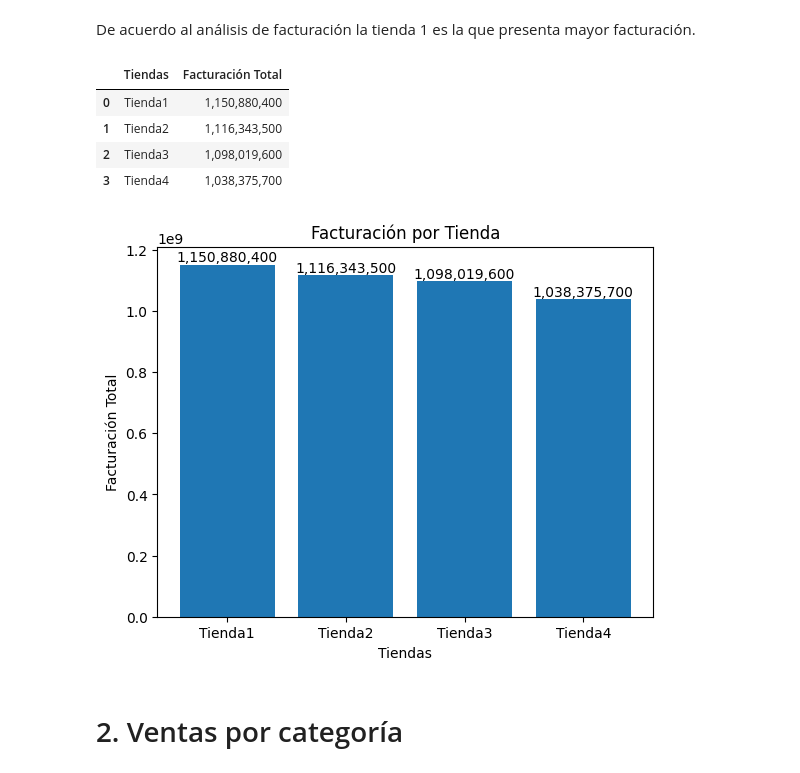
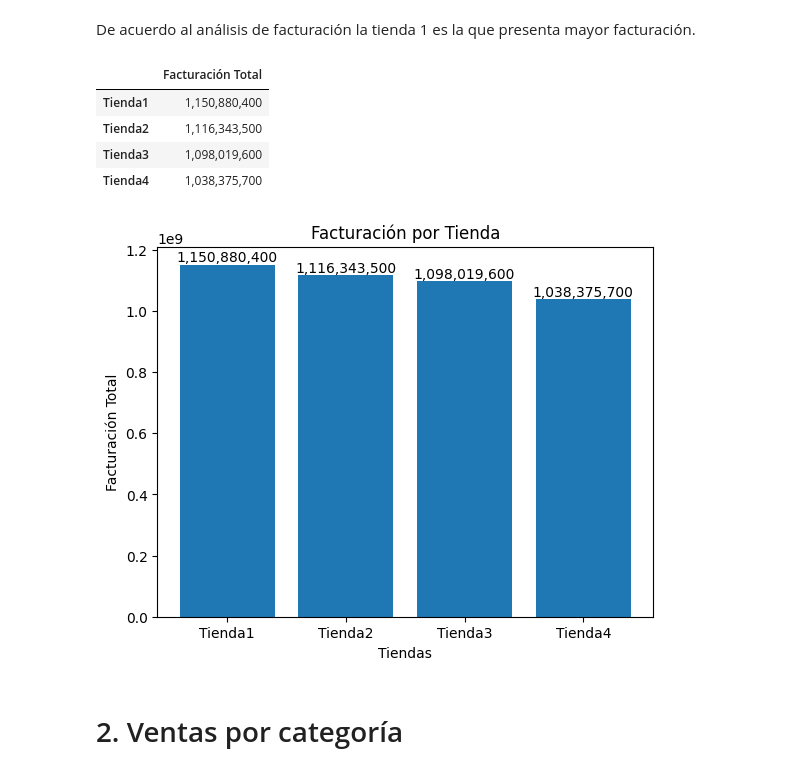
Before and after one commit to H31muth/Challenge1-data-science-latam, a Jupyter notebook: ChallengesManejoDtosPython.ipynb, the cells around one changed output. Cells and saved outputs as stored; diff of their text form; code cells hidden in the pictures.

```diff
--- a/ChallengesManejoDtosPython.ipynb
+++ b/ChallengesManejoDtosPython.ipynb
@@ -35,36 +35,37 @@ De acuerdo al análisis de facturación la tienda 1 es la que presenta mayor fac
 # %%
 pd.options.display.float_format = '{:,.0f}'.format          # Aplica un formato Sin decimales y con separador de miles a los números
 
 # Se crea diccionario donde cada clave será el nombre de cada tienda, y su valor será la suma de la columna Precio de cada Tienda
 dic_tiendas = {'Tienda1': sum(tienda['Precio']), 'Tienda2': sum(tienda2['Precio']), 'Tienda3': sum(tienda3['Precio']), 'Tienda4': sum(tienda4['Precio'])}
 
 pd.options.display.float_format = '{:,.0f}'.format          # Aplica un formato Sin decimales y con separador de miles a los números
 
 # Se crea diccionario donde cada clave será el nombre de cada tienda, y su valor será la suma de la columna Precio de cada Tienda
 dic_tiendas = {'Tienda1': sum(tienda['Precio']), 'Tienda2': sum(tienda2['Precio']), 'Tienda3': sum(tienda3['Precio']), 'Tienda4': sum(tienda4['Precio'])}
 
-df_tiendas = pd.DataFrame.from_dict(dic_tiendas, orient='index', columns=['Facturación Total']).reset_index(names='Tiendas')  # diccionario se transforma en DF, donde las claves serán los indices del DF y los valores serán la columna llamada Facturación Total
+# diccionario se transforma en DF, donde las claves serán los indices del DF y los valores serán la columna llamada Facturación Total
+df_tiendas = pd.DataFrame.from_dict(dic_tiendas, orient='index', columns=['Facturación Total'])
 
 display(df_tiendas)   # imprime con un mejor formato
 print()               # salto de linea
 
 import matplotlib.pyplot as plt                       # se importa la biblioteca para graficar
 plt.bar(dic_tiendas.keys(), dic_tiendas.values())     # grafico de barras, eje x: la clave del diccionario: dic_tiendas, eje y: la sumatoria
 
 plt.text(0, dic_tiendas['Tienda1'] + 10000000, f'{dic_tiendas["Tienda1"]:,.0f}', ha='center')   # muestra el valor de la tienda 1 en el grafico
 plt.text(1, dic_tiendas['Tienda2'] + 10000000, f'{dic_tiendas["Tienda2"]:,.0f}', ha='center')
 plt.text(2, dic_tiendas['Tienda3'] + 10000000, f'{dic_tiendas["Tienda3"]:,.0f}', ha='center')
 plt.text(3, dic_tiendas['Tienda4'] + 10000000, f'{dic_tiendas["Tienda4"]:,.0f}', ha='center')
 plt.xlabel('Tiendas')
 plt.ylabel('Facturación Total')
 plt.title('Facturación por Tienda')
 plt.show()
 # %% [output]
-|  | Tiendas | Facturación Total |
-| 0 | Tienda1 | 1,150,880,400 |
-| 1 | Tienda2 | 1,116,343,500 |
-| 2 | Tienda3 | 1,098,019,600 |
-| 3 | Tienda4 | 1,038,375,700 |
+|  | Facturación Total |
+| Tienda1 | 1,150,880,400 |
+| Tienda2 | 1,116,343,500 |
+| Tienda3 | 1,098,019,600 |
+| Tienda4 | 1,038,375,700 |
 [figure]
 # %% [markdown]
 # 2. Ventas por categoría
```
